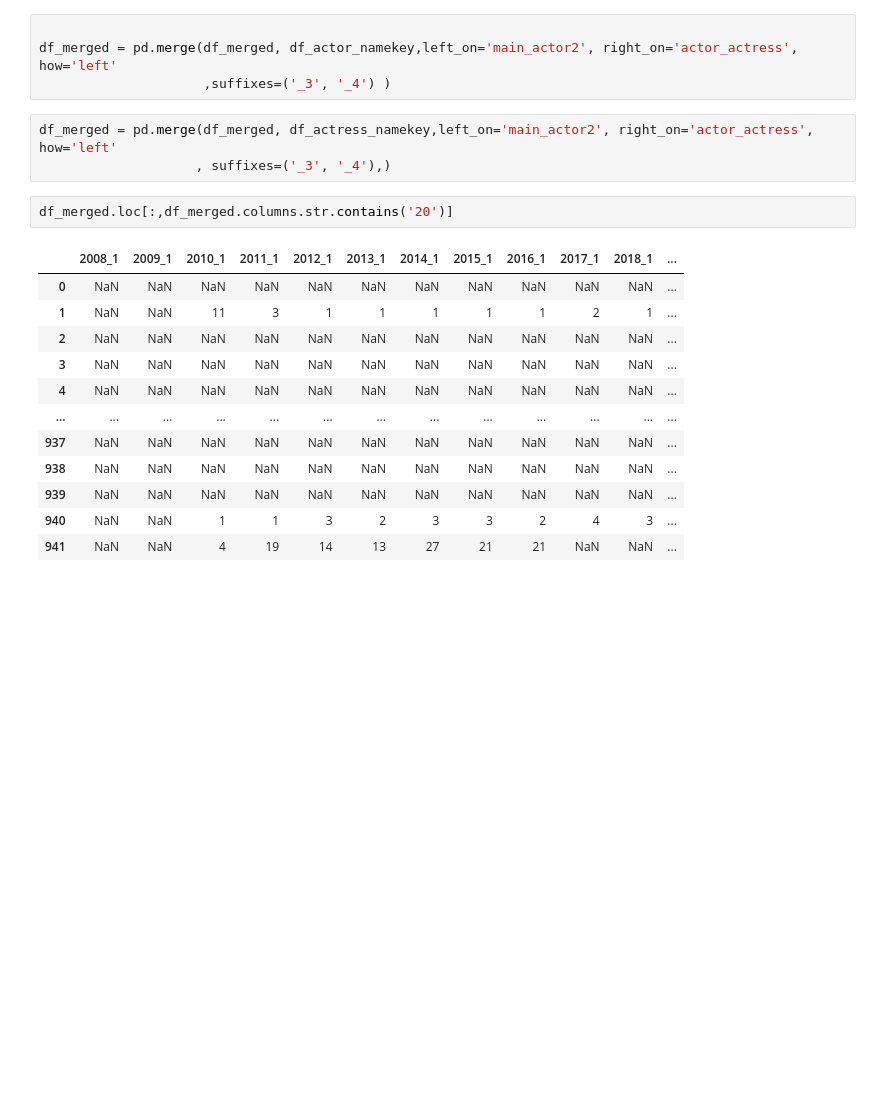
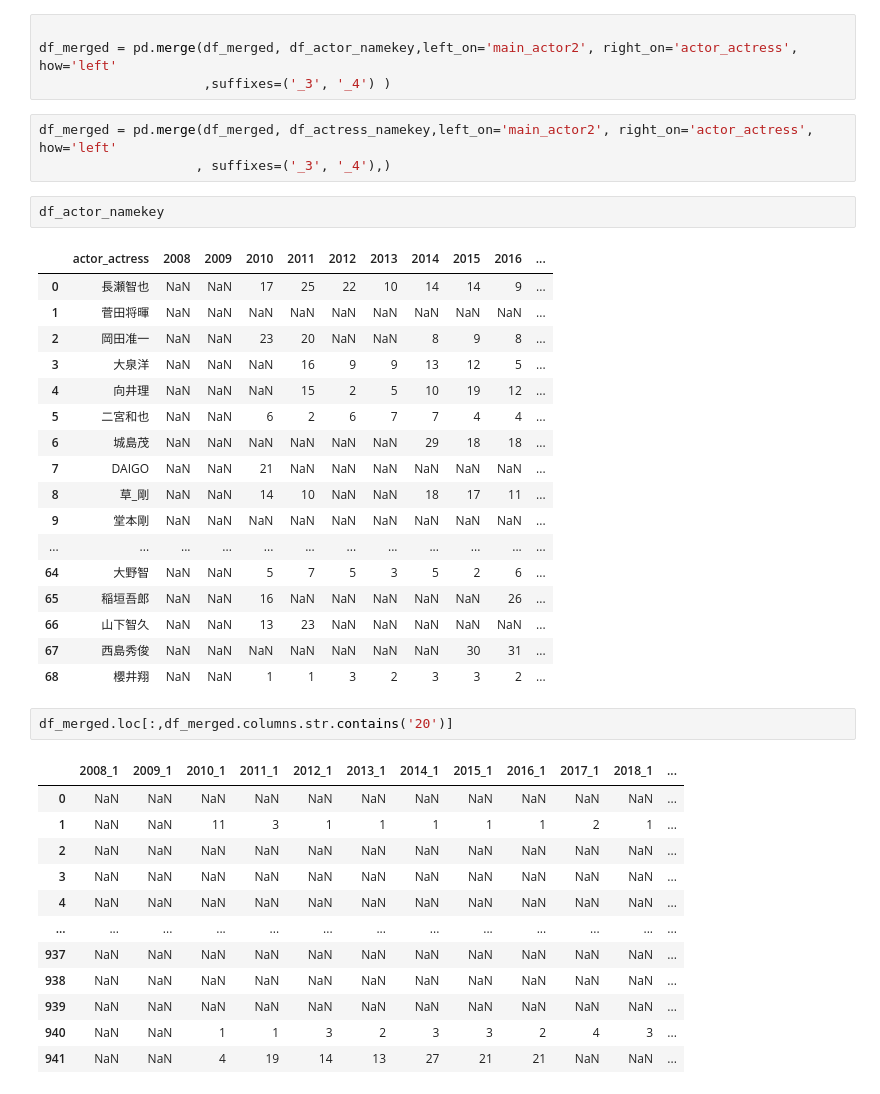
Before and after one commit to c-c-c-c/dm_integration, a Jupyter notebook: jupyter/myWrangling2.ipynb, the cells around one changed output. Drawn from its saved outputs; the diff is of its cells as text; blank space fills up the shorter version.

```diff
--- a/jupyter/myWrangling2.ipynb
+++ b/jupyter/myWrangling2.ipynb
@@ -171,6 +171,26 @@ df_merged = pd.merge(df_merged, df_actor_namekey,left_on='main_actor2', right_on
 # %%
 df_merged = pd.merge(df_merged, df_actress_namekey,left_on='main_actor2', right_on='actor_actress', how='left'
                     , suffixes=('_3', '_4'),)
+# %%
+df_actor_namekey
+# %% [output]
+|  | actor_actress | 2008 | 2009 | 2010 | 2011 | 2012 | 2013 | 2014 | 2015 | 2016 | ... |
+| 0 | 長瀬智也 | NaN | NaN | 17 | 25 | 22 | 10 | 14 | 14 | 9 | ... |
+| 1 | 菅田将暉 | NaN | NaN | NaN | NaN | NaN | NaN | NaN | NaN | NaN | ... |
+| 2 | 岡田准一 | NaN | NaN | 23 | 20 | NaN | NaN | 8 | 9 | 8 | ... |
+| 3 | 大泉洋 | NaN | NaN | NaN | 16 | 9 | 9 | 13 | 12 | 5 | ... |
+| 4 | 向井理 | NaN | NaN | NaN | 15 | 2 | 5 | 10 | 19 | 12 | ... |
+| 5 | 二宮和也 | NaN | NaN | 6 | 2 | 6 | 7 | 7 | 4 | 4 | ... |
+| 6 | 城島茂 | NaN | NaN | NaN | NaN | NaN | NaN | 29 | 18 | 18 | ... |
+| 7 | DAIGO | NaN | NaN | 21 | NaN | NaN | NaN | NaN | NaN | NaN | ... |
+| 8 | 草_剛 | NaN | NaN | 14 | 10 | NaN | NaN | 18 | 17 | 11 | ... |
+| 9 | 堂本剛 | NaN | NaN | NaN | NaN | NaN | NaN | NaN | NaN | NaN | ... |
+| ... | ... | ... | ... | ... | ... | ... | ... | ... | ... | ... | ... |
+| 64 | 大野智 | NaN | NaN | 5 | 7 | 5 | 3 | 5 | 2 | 6 | ... |
+| 65 | 稲垣吾郎 | NaN | NaN | 16 | NaN | NaN | NaN | NaN | NaN | 26 | ... |
+| 66 | 山下智久 | NaN | NaN | 13 | 23 | NaN | NaN | NaN | NaN | NaN | ... |
+| 67 | 西島秀俊 | NaN | NaN | NaN | NaN | NaN | NaN | NaN | 30 | 31 | ... |
+| 68 | 櫻井翔 | NaN | NaN | 1 | 1 | 3 | 2 | 3 | 3 | 2 | ... |
 # %%
 df_merged.loc[:,df_merged.columns.str.contains('20')]
 # %% [output]
```
Also changed, not shown: parts of 38 cells of this notebook, 5 other files.
